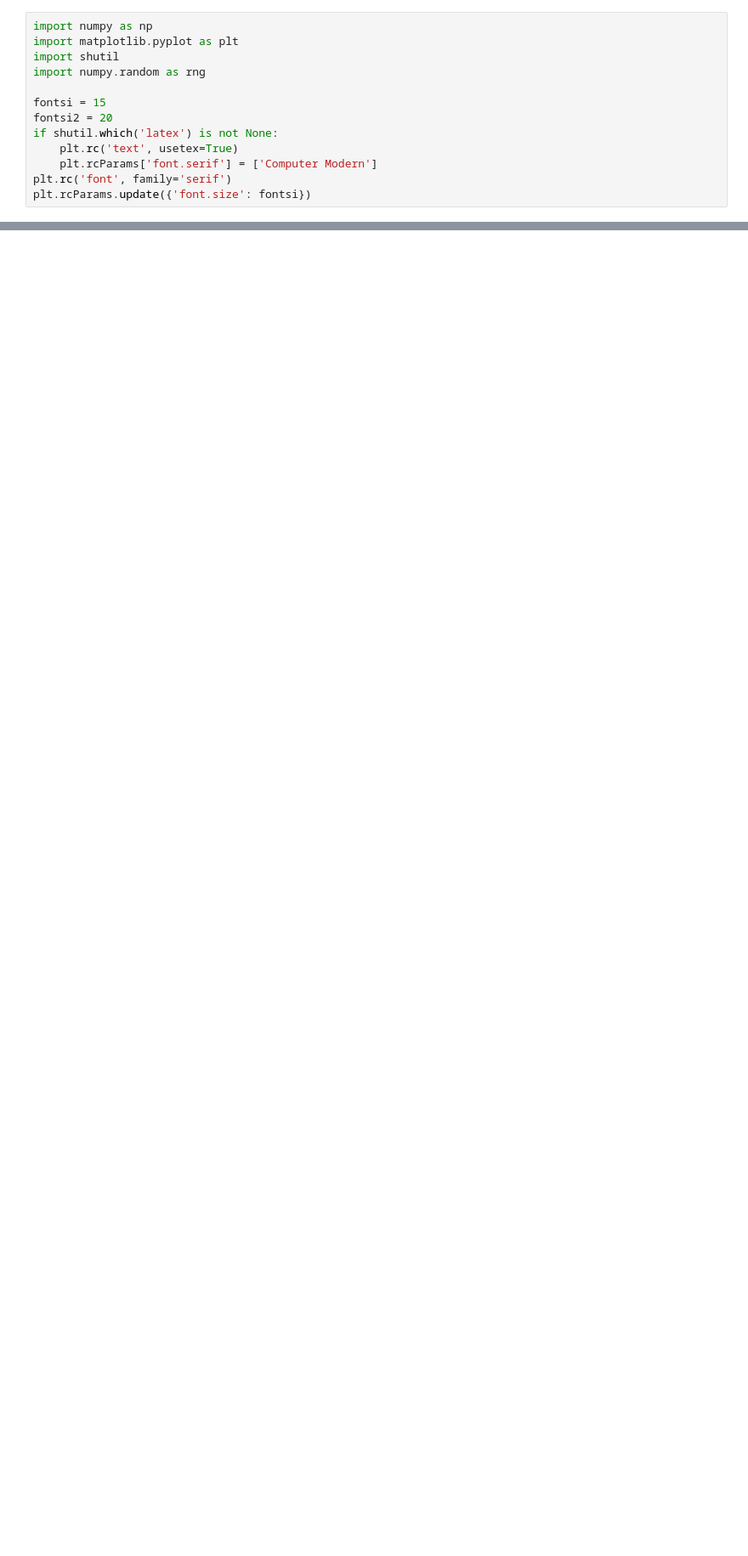
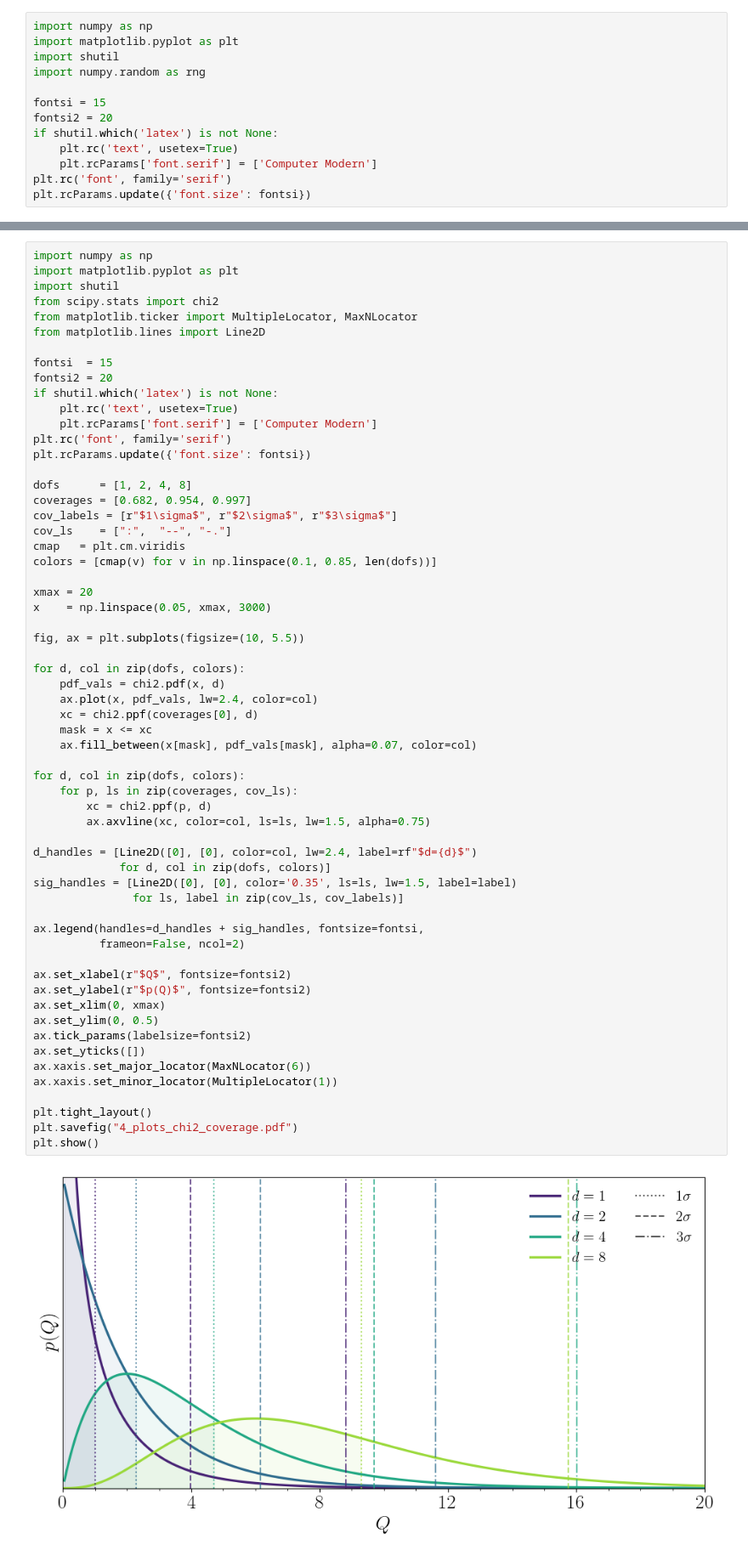
Before and after one commit to rreischke/astrostat_2026, a Jupyter notebook: plots_lecture/4_plots.ipynb, the cells around one changed output, grey strips where cells are left out. Shown at 85% size. Drawn from its saved outputs; the diff is of its cells as text; blank space fills up the shorter version.

```diff
--- a/plots_lecture/4_plots.ipynb
+++ b/plots_lecture/4_plots.ipynb
@@ -121,0 +136,62 @@ plt.show()
+# %%
+import numpy as np
+import matplotlib.pyplot as plt
+import shutil
+from scipy.stats import chi2
+from matplotlib.ticker import MultipleLocator, MaxNLocator
+from matplotlib.lines import Line2D
+
+fontsi  = 15
+fontsi2 = 20
+if shutil.which('latex') is not None:
+    plt.rc('text', usetex=True)
+    plt.rcParams['font.serif'] = ['Computer Modern']
+plt.rc('font', family='serif')
+plt.rcParams.update({'font.size': fontsi})
+
+dofs      = [1, 2, 4, 8]
+coverages = [0.682, 0.954, 0.997]
+cov_labels = [r"$1\sigma$", r"$2\sigma$", r"$3\sigma$"]
+cov_ls    = [":",  "--", "-."]
+cmap   = plt.cm.viridis
+colors = [cmap(v) for v in np.linspace(0.1, 0.85, len(dofs))]
+
+xmax = 20
+x    = np.linspace(0.05, xmax, 3000)
+
+fig, ax = plt.subplots(figsize=(10, 5.5))
+
+for d, col in zip(dofs, colors):
+    pdf_vals = chi2.pdf(x, d)
+    ax.plot(x, pdf_vals, lw=2.4, color=col)
+    xc = chi2.ppf(coverages[0], d)
+    mask = x <= xc
+    ax.fill_between(x[mask], pdf_vals[mask], alpha=0.07, color=col)
+
+for d, col in zip(dofs, colors):
+    for p, ls in zip(coverages, cov_ls):
+        xc = chi2.ppf(p, d)
+        ax.axvline(xc, color=col, ls=ls, lw=1.5, alpha=0.75)
+
+d_handles = [Line2D([0], [0], color=col, lw=2.4, label=rf"$d={d}$")
+             for d, col in zip(dofs, colors)]
+sig_handles = [Line2D([0], [0], color='0.35', ls=ls, lw=1.5, label=label)
+               for ls, label in zip(cov_ls, cov_labels)]
+
+ax.legend(handles=d_handles + sig_handles, fontsize=fontsi,
+          frameon=False, ncol=2)
+
+ax.set_xlabel(r"$Q$", fontsize=fontsi2)
+ax.set_ylabel(r"$p(Q)$", fontsize=fontsi2)
+ax.set_xlim(0, xmax)
+ax.set_ylim(0, 0.5)
+ax.tick_params(labelsize=fontsi2)
+ax.set_yticks([])
+ax.xaxis.set_major_locator(MaxNLocator(6))
+ax.xaxis.set_minor_locator(MultipleLocator(1))
+
+plt.tight_layout()
+plt.savefig("4_plots_chi2_coverage.pdf")
+plt.show()
+# %% [output]
+[figure, added]
```
Also changed, not shown: parts of 3 cells of this notebook, 9 other files.
